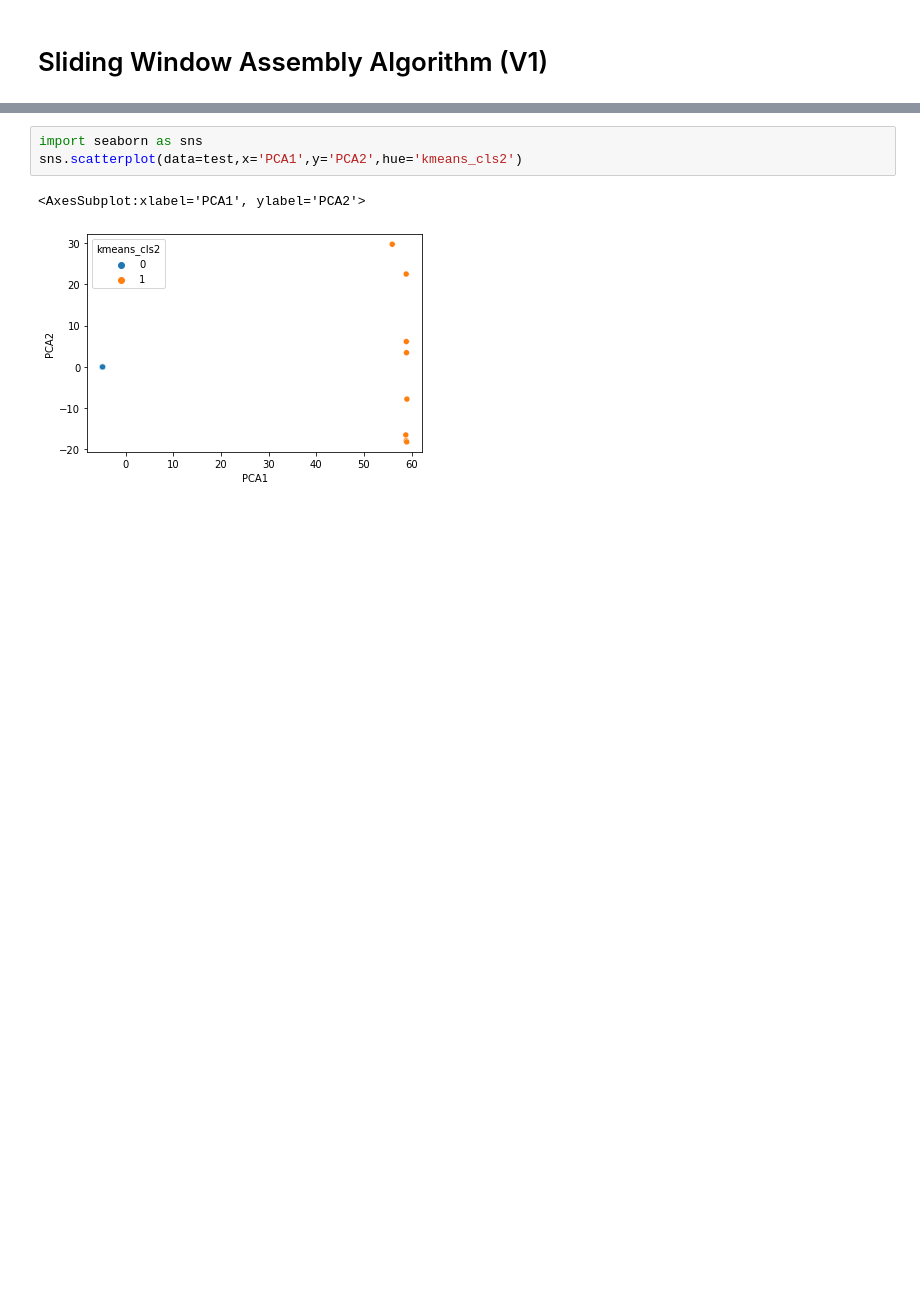
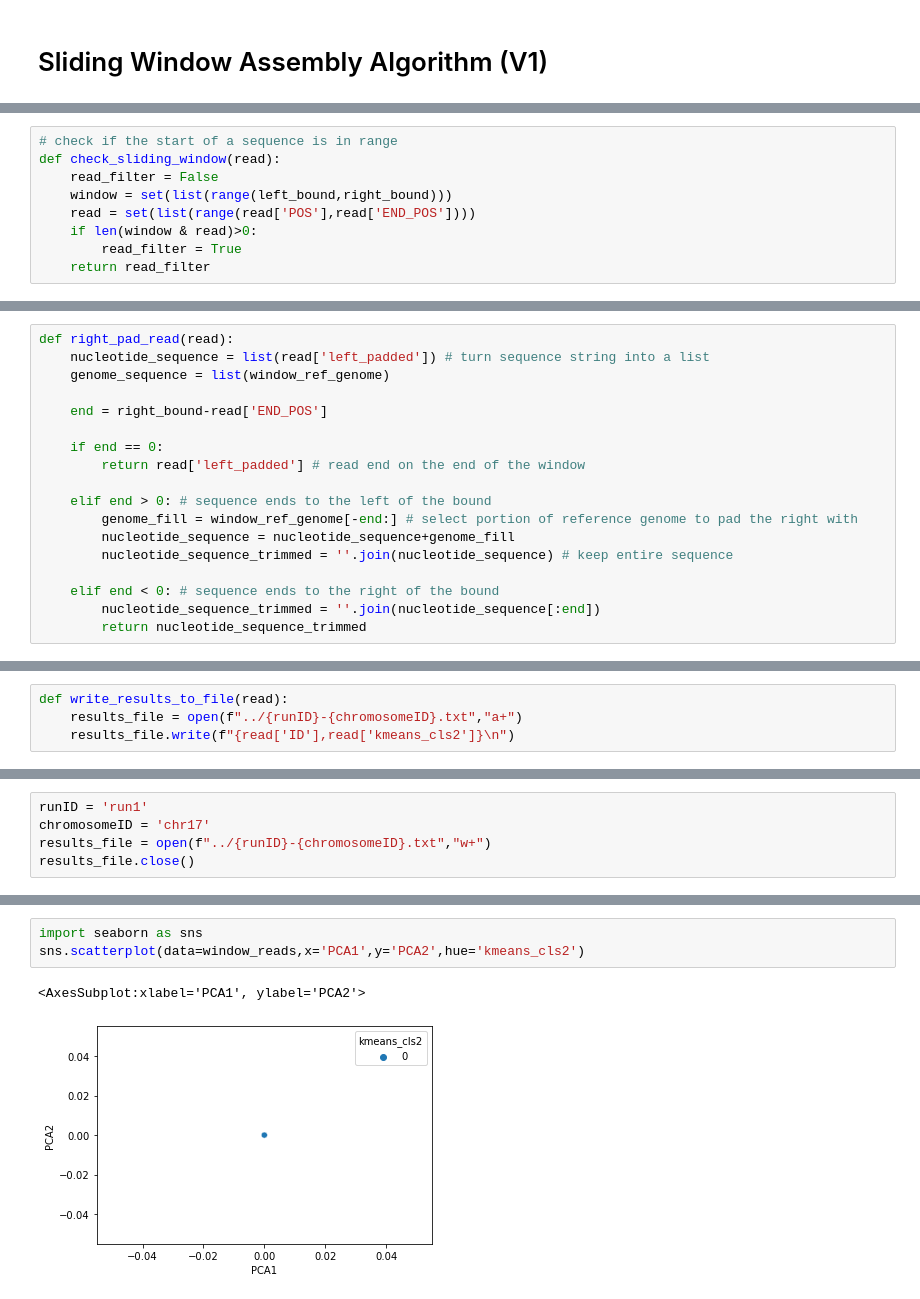
Before and after one commit to aretiandev/bioliquid-nanopore, a Jupyter notebook: read_overlap.ipynb, the cells around one changed output, grey strips where cells are left out. Drawn from its saved outputs; the diff is of its cells as text; blank space fills up the shorter version.

Commit message:
Add read_overlap from jkruguer branch

```diff
--- a/read_overlap.ipynb
+++ b/read_overlap.ipynb
@@ -404,0 +183,9 @@ sns.scatterplot(data=test,x='PCA1',y='PCA2')
+# %%
+# check if the start of a sequence is in range
+def check_sliding_window(read):
+    read_filter = False
+    window = set(list(range(left_bound,right_bound)))
+    read = set(list(range(read['POS'],read['END_POS'])))
+    if len(window & read)>0:
+        read_filter = True
+    return read_filter
@@ -404,0 +212,18 @@ sns.scatterplot(data=test,x='PCA1',y='PCA2')
+# %%
+def right_pad_read(read):
+    nucleotide_sequence = list(read['left_padded']) # turn sequence string into a list
+    genome_sequence = list(window_ref_genome)
+
+    end = right_bound-read['END_POS']
+
+    if end == 0:
+        return read['left_padded'] # read end on the end of the window
+
+    elif end > 0: # sequence ends to the left of the bound
+        genome_fill = window_ref_genome[-end:] # select portion of reference genome to pad the right with
+        nucleotide_sequence = nucleotide_sequence+genome_fill
+        nucleotide_sequence_trimmed = ''.join(nucleotide_sequence) # keep entire sequence
+
+    elif end < 0: # sequence ends to the right of the bound
+        nucleotide_sequence_trimmed = ''.join(nucleotide_sequence[:end])
+        return nucleotide_sequence_trimmed
@@ -404,0 +247,4 @@ sns.scatterplot(data=test,x='PCA1',y='PCA2')
+# %%
+def write_results_to_file(read):
+    results_file = open(f"../{runID}-{chromosomeID}.txt","a+")
+    results_file.write(f"{read['ID'],read['kmeans_cls2']}\n")
@@ -404,0 +253,5 @@ sns.scatterplot(data=test,x='PCA1',y='PCA2')
+# %%
+runID = 'run1'
+chromosomeID = 'chr17'
+results_file = open(f"../{runID}-{chromosomeID}.txt","w+")
+results_file.close()
@@ -483,6 +381,6 @@ test
 # %%
 import seaborn as sns
-sns.scatterplot(data=test,x='PCA1',y='PCA2',hue='kmeans_cls2')
+sns.scatterplot(data=window_reads,x='PCA1',y='PCA2',hue='kmeans_cls2')
 # %% [output]
 <AxesSubplot:xlabel='PCA1', ylabel='PCA2'>
-[figure, old version]
+[figure, new version]
```
Also changed, not shown: parts of 100 cells of this notebook.
